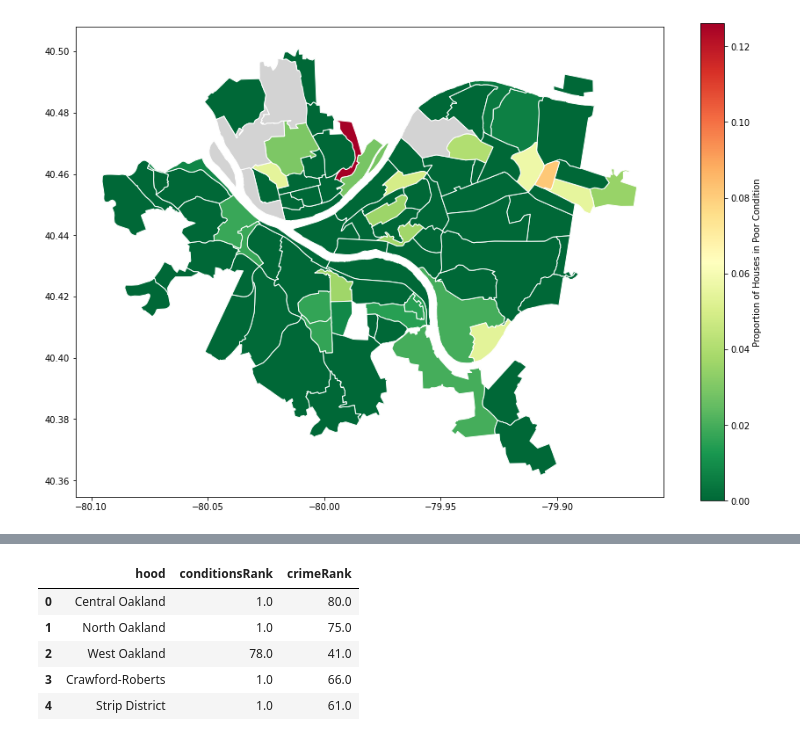
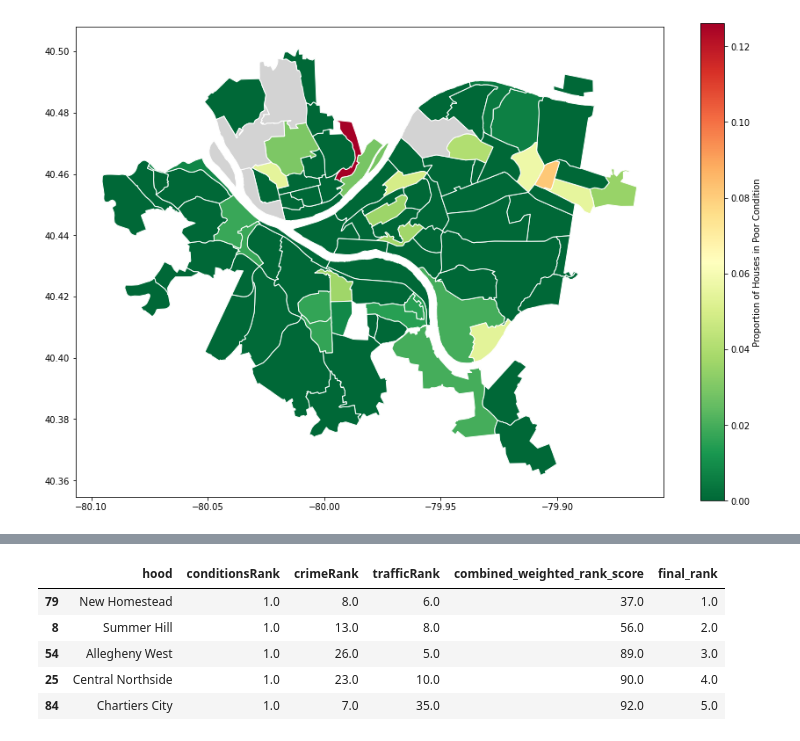
Before and after one commit to mrb206/cmpinf-0010-final-project, a Jupyter notebook: group-analysis/group-notebook.ipynb, the cells around one changed output, grey strips where cells are left out. Drawn from its saved outputs; the diff is of its cells as text; code cells hidden in the pictures.

Commit message:
Added traffic data to group analysis. Created final ranked map

```diff
--- a/group-analysis/group-notebook.ipynb
+++ b/group-analysis/group-notebook.ipynb
@@ -110,5 +109,5 @@ poor_housing.head(5)
 neighborhoods['tractce10'] = neighborhoods.tractce10.replace(' ',np.nan).astype(float)
 neighborhoods['tractce10'] = pd.to_numeric(neighborhoods['tractce10'])
 # %%
-poor_housing_map = neighborhoods.merge(poor_housing, how='left', left_on='tractce10', right_on='TRACT')
+poor_housing_map = neighborhoods.merge(poor_housing_data, how='left', left_on='tractce10', right_on='TRACT')
 # %%
@@ -125,3 +124,7 @@ poor_housing_map.plot(column='PPoorCon', # set the data to be used for coloring
 # %% [output]
 <matplotlib.axes._subplots.AxesSubplot at 0x...>
 [figure]
+# %%
+# Reading the dataset into the notebook, printing the first 10 lines of the dataset.
+traffic_data = pd.read_csv("data/Traffic Count.csv", low_memory=False)
+traffic_data.head(10)
@@ -127,0 +144,6 @@ poor_housing_map.plot(column='PPoorCon', # set the data to be used for coloring
+# %%
+num_traffic = traffic_data.groupby("neighborhood").mean()['average_daily_car_traffic']
+num_traffic.sort_values(ascending=False)
+num_traffic = pd.DataFrame(num_traffic)
+num_traffic['hood'] = num_traffic.index
+num_traffic.head()
@@ -150,0 +190,5 @@ crime_neighborhood_counts.head()
+# %%
+num_traffic['trafficRank'] = num_traffic['average_daily_car_traffic'].rank(method = 'min', ascending = True)
+num_traffic.sort_values(by=['trafficRank'], inplace=True)
+num_traffic['hood'] = num_traffic.index
+num_traffic.head()
@@ -151,17 +203,27 @@ crime_neighborhood_counts.head()
 # %%
-neighborhoods = geopandas.read_file("group-analysis/Neighborhoods/Neighborhoods_.shp")
+neighborhoods = geopandas.read_file("Neighborhoods/Neighborhoods_.shp")
 
 ranking_data = pd.DataFrame(neighborhoods['hood'])
 
 ranking_data = pd.merge(ranking_data, poor_housing_map[['hood','conditionsRank']],left_on='hood', right_on='hood', how='left')
 
 # ranked_map = neighborhoods.merge(ranking_data, how = 'left',left_on = 'hood',right_index = True)
 
 ranking_data = pd.merge(ranking_data, crime_neighborhood_counts[['hood','crimeRank']], left_on='hood', right_on='hood', how='left')
+
+ranking_data = pd.merge(ranking_data, num_traffic[['hood','trafficRank']], left_on='hood', right_on='hood', how='left')
+
+ranking_data['combined_weighted_rank_score'] = (ranking_data['conditionsRank'] * 1) + (ranking_data['trafficRank'] * 2) +(ranking_data['crimeRank'] * 3)
+
+ranking_data['final_rank'] = ranking_data['combined_weighted_rank_score'].rank(method = 'min', ascending = True)
+
+ranking_data.sort_values(by=['final_rank'], inplace = True )
+
+ranking_data.head()
 # %% [output]
-|  | hood | conditionsRank | crimeRank |
-| 0 | Central Oakland | 1.0 | 80.0 |
-| 1 | North Oakland | 1.0 | 75.0 |
-| 2 | West Oakland | 78.0 | 41.0 |
-| 3 | Crawford-Roberts | 1.0 | 66.0 |
-| 4 | Strip District | 1.0 | 61.0 |
+|  | hood | conditionsRank | crimeRank | trafficRank | combined_weighted_rank_score | final_rank |
+| 79 | New Homestead | 1.0 | 8.0 | 6.0 | 37.0 | 1.0 |
+| 8 | Summer Hill | 1.0 | 13.0 | 8.0 | 56.0 | 2.0 |
+| 54 | Allegheny West | 1.0 | 26.0 | 5.0 | 89.0 | 3.0 |
+| 25 | Central Northside | 1.0 | 23.0 | 10.0 | 90.0 | 4.0 |
+| 84 | Chartiers City | 1.0 | 7.0 | 35.0 | 92.0 | 5.0 |
```
Also changed, not shown: parts of 14 cells of this notebook, 1 other file.
